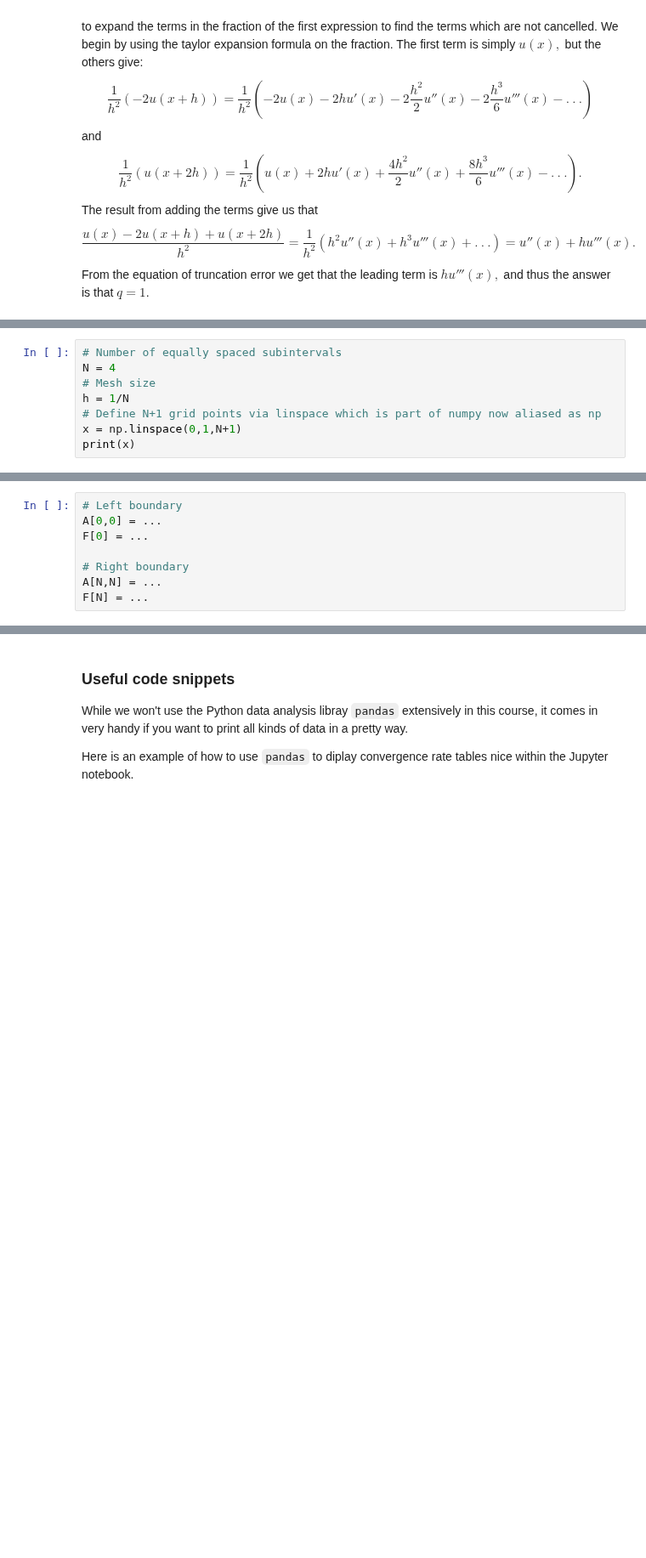
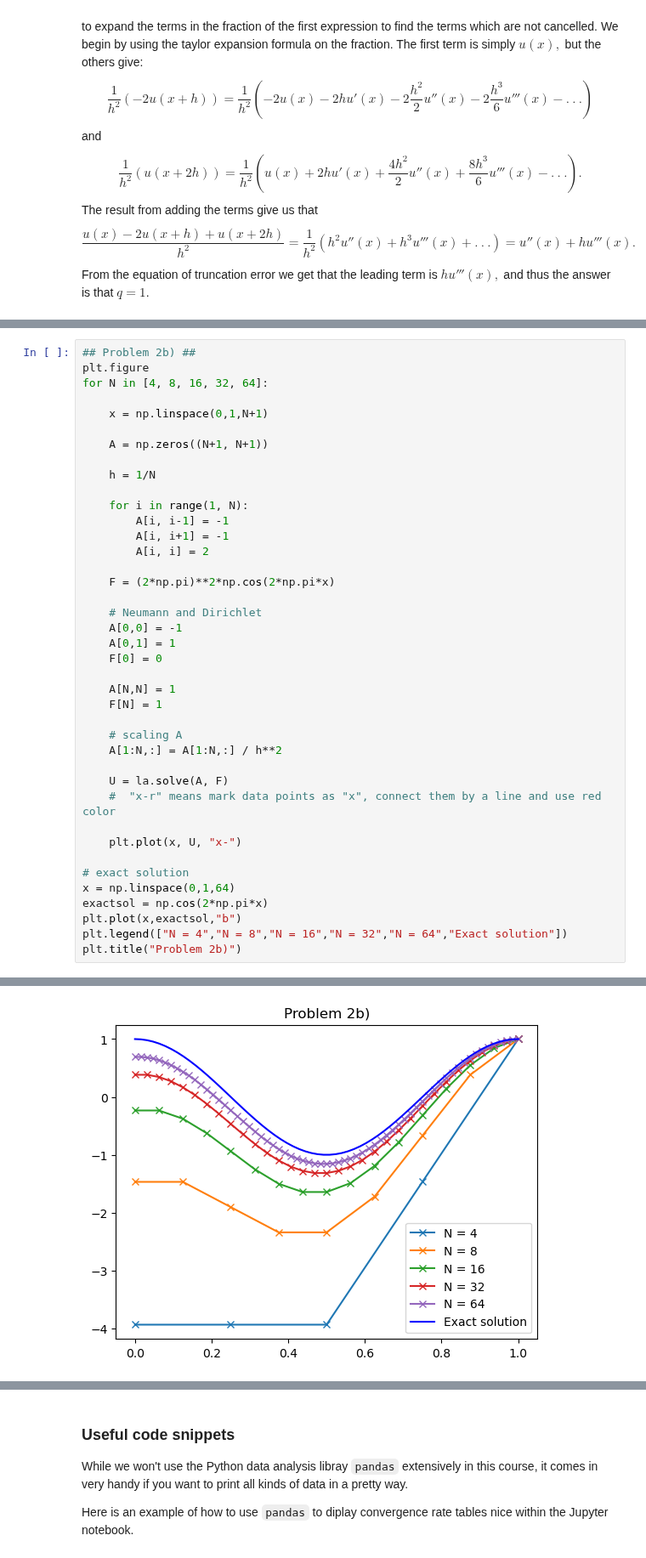
Before and after one commit to todj107/NumPDE, a Jupyter notebook: lab_01-3.ipynb, the cells around one changed output, grey strips where cells are left out. Shown at 85% size. Drawn from its saved outputs; the diff is of its cells as text; blank space fills up the shorter version.

```diff
--- a/lab_01-3.ipynb
+++ b/lab_01-3.ipynb
@@ -196,8 +185,0 @@ Next we define the grid points.
-# %%
-# Number of equally spaced subintervals
-N = 4
-# Mesh size
-h = 1/N
-# Define N+1 grid points via linspace which is part of numpy now aliased as np
-x = np.linspace(0,1,N+1)
-print(x)
@@ -226,8 +185,0 @@ Last step to set up the system is to take the boundary conditions into account b
-# %%
-# Left boundary
-A[0,0] = ...
-F[0] = ...
-
-# Right boundary
-A[N,N] = ...
-F[N] = ...
@@ -241,0 +186,41 @@ plt.plot(x, U, "x-r")
+# %%
+## Problem 2b) ##
+plt.figure
+for N in [4, 8, 16, 32, 64]:
+
+	x = np.linspace(0,1,N+1)
+
+	A = np.zeros((N+1, N+1))
+
+	h = 1/N
+
+	for i in range(1, N):
+		A[i, i-1] = -1
+		A[i, i+1] = -1
+		A[i, i] = 2
+
+	F = (2*np.pi)**2*np.cos(2*np.pi*x)
+
+	# Neumann and Dirichlet
+	A[0,0] = -1
+	A[0,1] = 1
+	F[0] = 0
+
+	A[N,N] = 1
+	F[N] = 1
+
+	# scaling A
+	A[1:N,:] = A[1:N,:] / h**2
+
+	U = la.solve(A, F)
+	#  "x-r" means mark data points as "x", connect them by a line and use red color
+
+	plt.plot(x, U, "x-")
+
+# exact solution
+x = np.linspace(0,1,64)
+exactsol = np.cos(2*np.pi*x)
+plt.plot(x,exactsol,"b")
+plt.legend(["N = 4","N = 8","N = 16","N = 32","N = 64","Exact solution"])
+plt.title("Problem 2b)")
+# %% [output]
@@ -241,0 +228 @@ plt.plot(x, U, "x-r")
+[figure, added]
```
Also changed, not shown: parts of 13 cells of this notebook.
